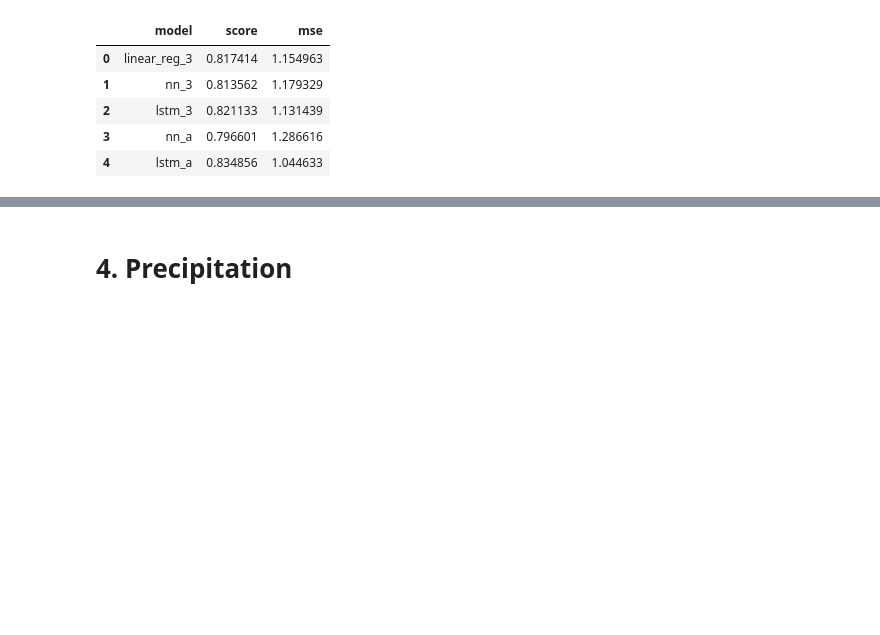
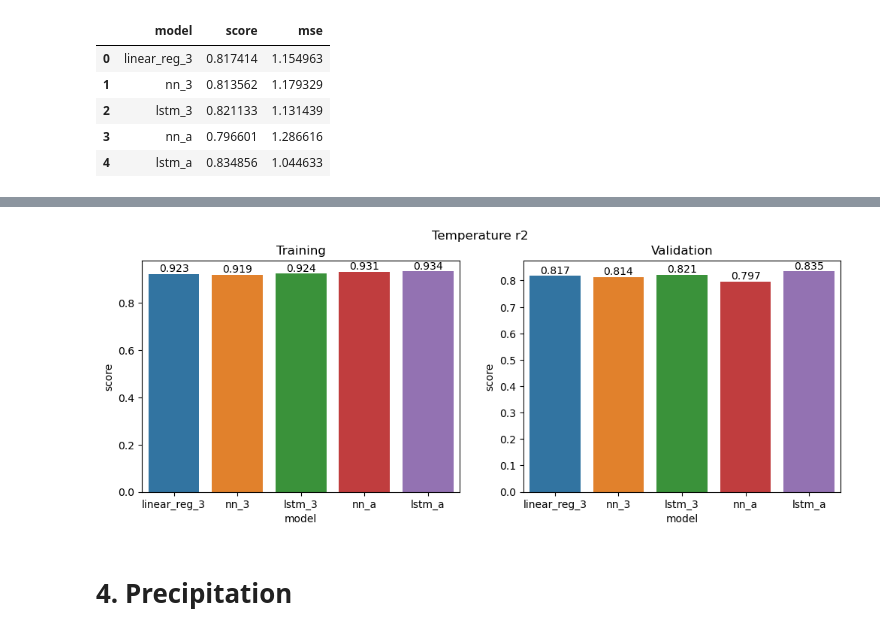
Before and after one commit to abrowerUCI/temperature-prediction, a Jupyter notebook: workbook.ipynb, the cells around one changed output, grey strips where cells are left out. Cells and saved outputs as stored; diff of their text form; code cells hidden in the pictures; blank space fills up the shorter version.

```diff
--- a/workbook.ipynb
+++ b/workbook.ipynb
@@ -106,7 +106,8 @@ y_val_sc = y_scaler.transform(y_val.reshape(-1, 1))
 y_test_sc = y_scaler.transform(y_test.reshape(-1, 1))
 # %%
 # Set up metrics
-reg_metrics = pd.DataFrame(columns=["model", "score", "mse"])
+train_mse = pd.DataFrame(columns=["model", "score", "mse"])
+val_mse = pd.DataFrame(columns=["model", "score", "mse"])
 # %% [markdown]
 ## Linear Regression
 Predicts using a 3-day rolling average, 7-day rolling average, and the previous day's temperature.
@@ -374,3 +437,16 @@ for n in range(2):
+# %%
+fig, ax = plt.subplots(nrows=1, ncols=2, figsize=(12, 4))
+
+fig.suptitle("Temperature r2")
+ax[0].set_title("Training")
+ax[1].set_title("Validation")
+sns.barplot(data=train_mse, x="model", y="score", hue="model", ax=ax[0])
+sns.barplot(data=val_mse, x="model", y="score", hue="model", ax=ax[1])
+for n in range(2):
+    for container in ax[n].containers:
+        ax[n].bar_label(container, fmt='%.3f', padding=0)
+# %% [output]
+[figure, added]
 # %% [markdown]
 # 4. Precipitation
 # %% [markdown]
```
Also changed, not shown: parts of 8 cells of this notebook.
